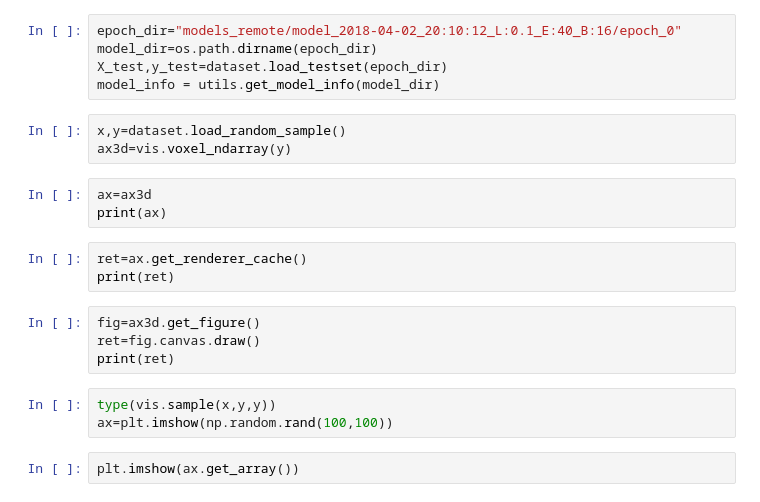
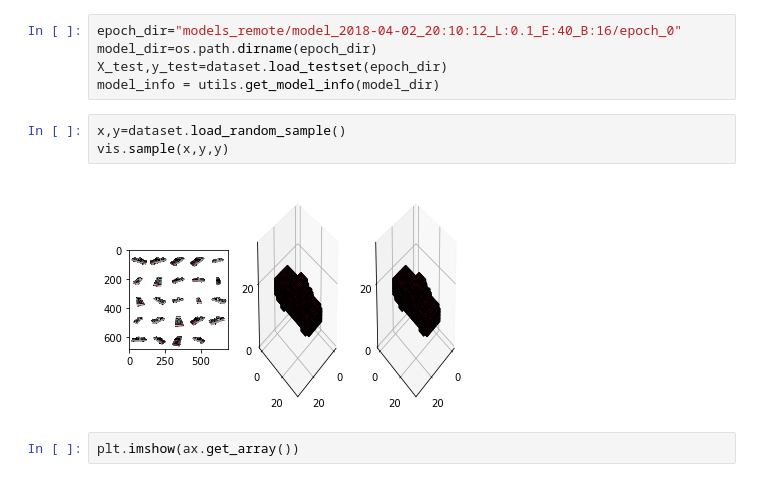
Before and after one commit to micmelesse/3D-reconstruction-with-Neural-Networks, a Jupyter notebook: playground.ipynb, the cells around one changed output. Saved outputs shown, nothing was run; the diff lists cells and outputs as text.

Commit message:
sample works

```diff
--- a/playground.ipynb
+++ b/playground.ipynb
@@ -31,20 +29,9 @@ X_test,y_test=dataset.load_testset(epoch_dir)
 model_info = utils.get_model_info(model_dir)
 # %%
 x,y=dataset.load_random_sample()
-ax3d=vis.voxel_ndarray(y)
+vis.sample(x,y,y)
+# %% [output]
+[figure, added]
-# %%
-ax=ax3d
-print(ax)
-# %%
-ret=ax.get_renderer_cache()
-print(ret)
-# %%
-fig=ax3d.get_figure()
-ret=fig.canvas.draw()
-print(ret)
-# %%
-type(vis.sample(x,y,y))
-ax=plt.imshow(np.random.rand(100,100))
 # %%
 plt.imshow(ax.get_array())
 # %%
```
Also changed, not shown: parts of 1 cell of this notebook, 7 other files.
